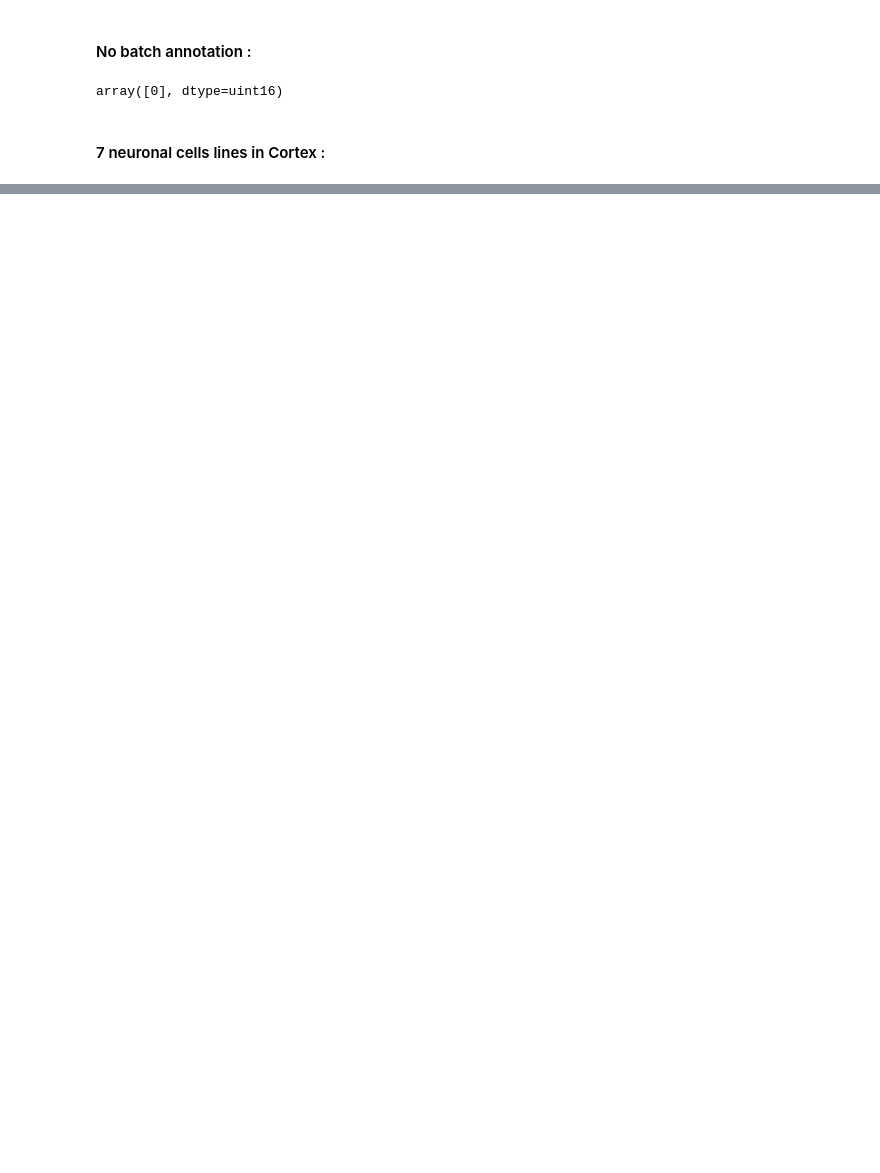
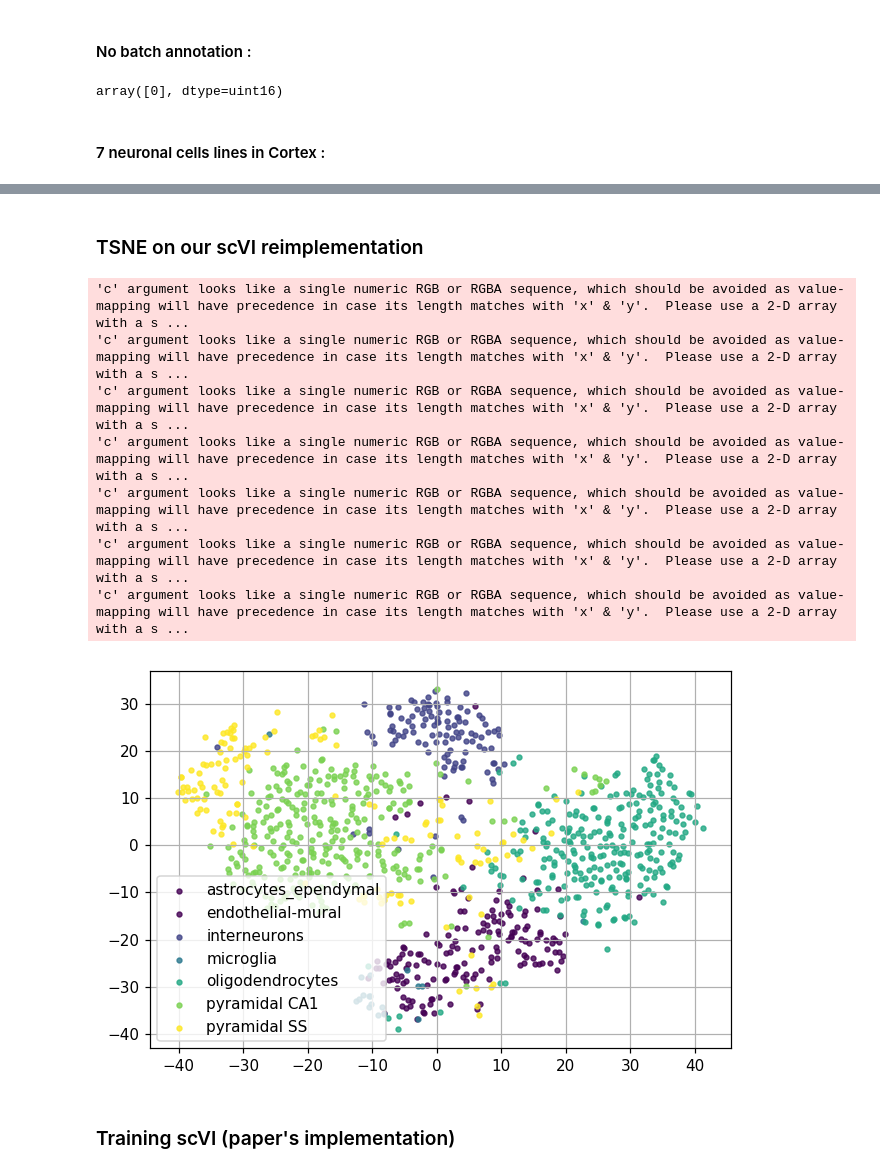
Before and after one commit to zacharielegault/umontreal-ift6269-pgm, a Jupyter notebook: cortex_experiments.ipynb, the cells around one changed output, grey strips where cells are left out. Drawn from its saved outputs; the diff is of its cells as text; code cells hidden in the pictures; blank space fills up the shorter version.

```diff
--- a/cortex_experiments.ipynb
+++ b/cortex_experiments.ipynb
@@ -5,3 +95,15 @@ from cortex import CortexDataset
+# %%
+# paper's implementation
+
+def apply_t_sne(latent, n_samples=1000):
+    idx_t_sne = (
+        np.random.permutation(len(latent))[:n_samples]
+        if n_samples
+        else np.arange(len(latent))
+    )
+    if latent.shape[1] != 2:
+        latent = TSNE().fit_transform(latent[idx_t_sne])
+    return latent, idx_t_sne
 # %% [markdown]
 ## Load Cortex dataset
 # %%
@@ -24,0 +193,18 @@ array([0, 1, 2, 3, 4, 5, 6], dtype=uint16)
+# %% [markdown]
+### TSNE on our scVI reimplementation
+# %%
+#tsne = TSNE(2)
+#x = tsne.fit_transform(latent_space.cpu())
+#plot_latent(x, y_train)
+x, idx = apply_t_sne(latent_space.cpu())
+y = y_train[idx].ravel()
+plot_latent(x, y, cortex_dataset.cell_types)
+# %% [output]
+'c' argument looks like a single numeric RGB or RGBA sequence, which should be avoided as value-mapping will have precedence in case its length matches with 'x' & 'y'.  Please use a 2-D array with a s ...
+'c' argument looks like a single numeric RGB or RGBA sequence, which should be avoided as value-mapping will have precedence in case its length matches with 'x' & 'y'.  Please use a 2-D array with a s ...
+'c' argument looks like a single numeric RGB or RGBA sequence, which should be avoided as value-mapping will have precedence in case its length matches with 'x' & 'y'.  Please use a 2-D array with a s ...
+'c' argument looks like a single numeric RGB or RGBA sequence, which should be avoided as value-mapping will have precedence in case its length matches with 'x' & 'y'.  Please use a 2-D array with a s ...
+'c' argument looks like a single numeric RGB or RGBA sequence, which should be avoided as value-mapping will have precedence in case its length matches with 'x' & 'y'.  Please use a 2-D array with a s ...
+'c' argument looks like a single numeric RGB or RGBA sequence, which should be avoided as value-mapping will have precedence in case its length matches with 'x' & 'y'.  Please use a 2-D array with a s ...
+'c' argument looks like a single numeric RGB or RGBA sequence, which should be avoided as value-mapping will have precedence in case its length matches with 'x' & 'y'.  Please use a 2-D array with a s ...
+[figure, added]
@@ -24,0 +213,2 @@ array([0, 1, 2, 3, 4, 5, 6], dtype=uint16)
+# %% [markdown]
+### Training scVI (paper's implementation)
```
Also changed, not shown: parts of 43 cells of this notebook.
